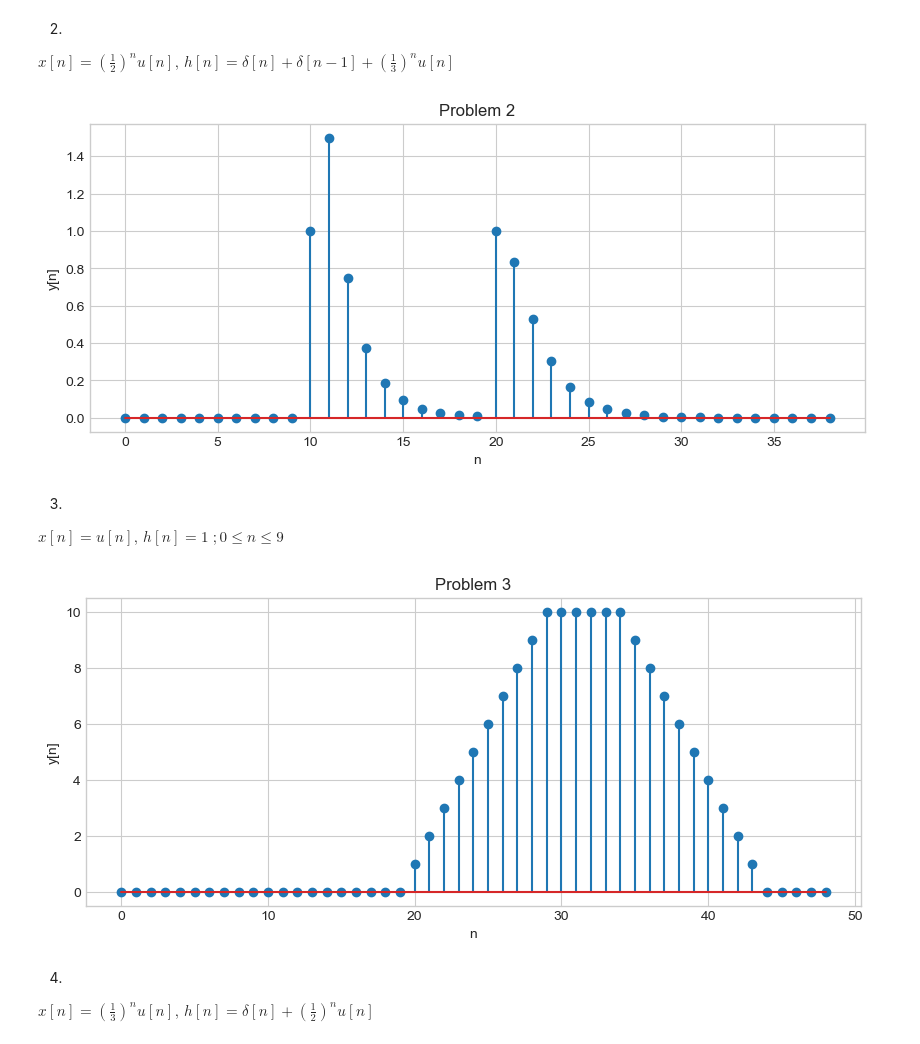
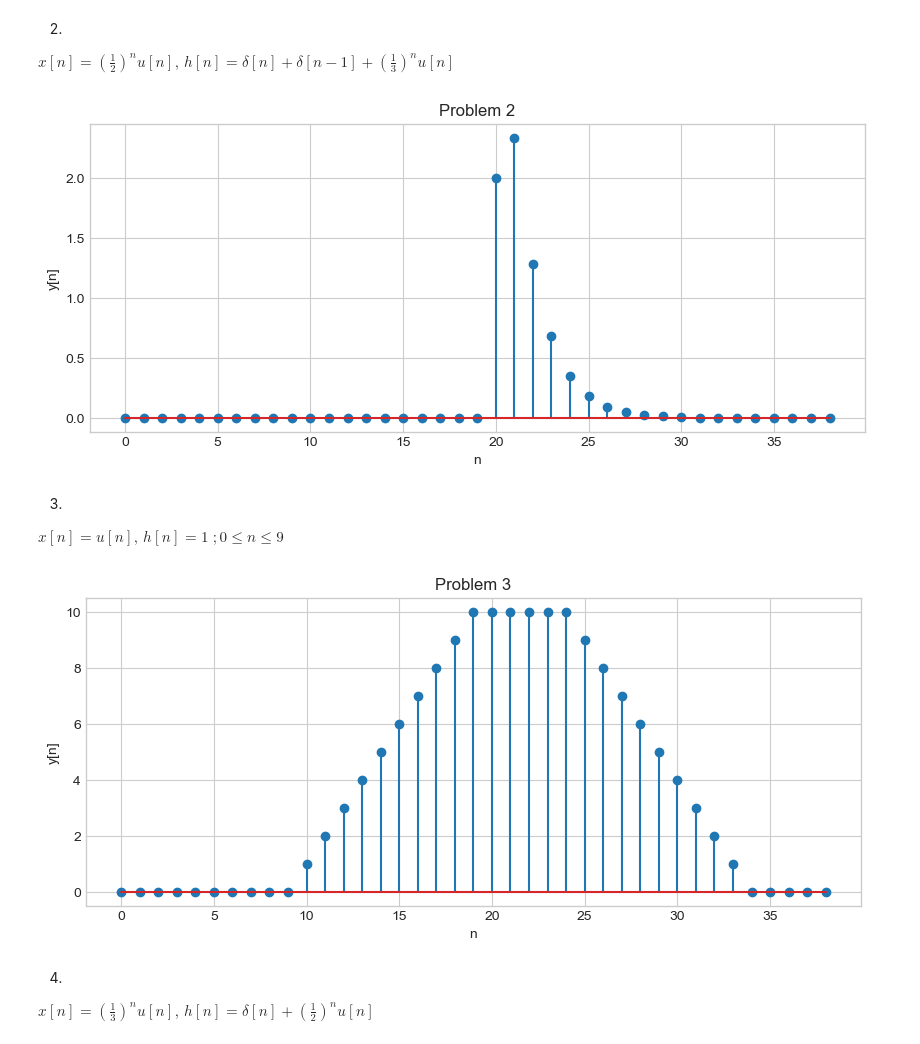
Before and after one commit to pupipatsk/Comp-Eng-Math-II, a Jupyter notebook: assignment/2/Assignment 2.ipynb, the cells around one changed output. Drawn from its saved outputs; the diff is of its cells as text; code cells hidden in the pictures.

Commit message:
fix: unit_impulse

```diff
--- a/assignment/2/Assignment 2.ipynb
+++ b/assignment/2/Assignment 2.ipynb
@@ -146,7 +146,7 @@ $x[n] = \left( \frac{1}{2} \right)^n u[n],\, h[n] = \delta[n] +\delta[n-1] +  \l
 # %%
 n2 = np.arange(-10, 10)
 x2 = (1/2)**n2 * u(n2)
-h2 = signal.unit_impulse(20, 0) + signal.unit_impulse(20, 1) + (1/3)**n2 * u(n2)
+h2 = signal.unit_impulse(len(n2), 'mid') + signal.unit_impulse(len(n2), 10+1) + (1/3)**n2 * u(n2)
 
 y2 = signal.convolve(x2, h2, mode='full')
 
@@ -158,26 +158,26 @@ plt.ylabel('y[n]')
 plt.grid(True)
 plt.show()
 # %% [output]
-[figure, old version]
+[figure, new version]
 # %% [markdown]
 3.
 $x[n] = u[n],\, h[n] = 1 \; ; 0 \leq n \leq 9 $
 # %%
-n3 = np.arange(-10, 15)
+n3 = np.arange(-5, 15)
 x3 = u(n3)
 h3 = np.where((n3 >= 0) & (n3 <= 9), 1, 0)
 
 y3 = signal.convolve(x3, h3, mode='full')
 
 plt.figure(figsize=(10, 4))
 plt.stem(np.arange(len(y3)), y3)
 plt.title('Problem 3')
 plt.xlabel('n')
 plt.ylabel('y[n]')
 plt.grid(True)
 plt.show()
 # %% [output]
-[figure, old version]
+[figure, new version]
 # %% [markdown]
 4.
 $x[n] = \left( \frac{1}{3} \right)^n u[n],\, h[n] = \delta[n] + \left( \frac{1}{2} \right)^n u[n]$
```
Also changed, not shown: parts of 1 cell of this notebook, 2 other files.
